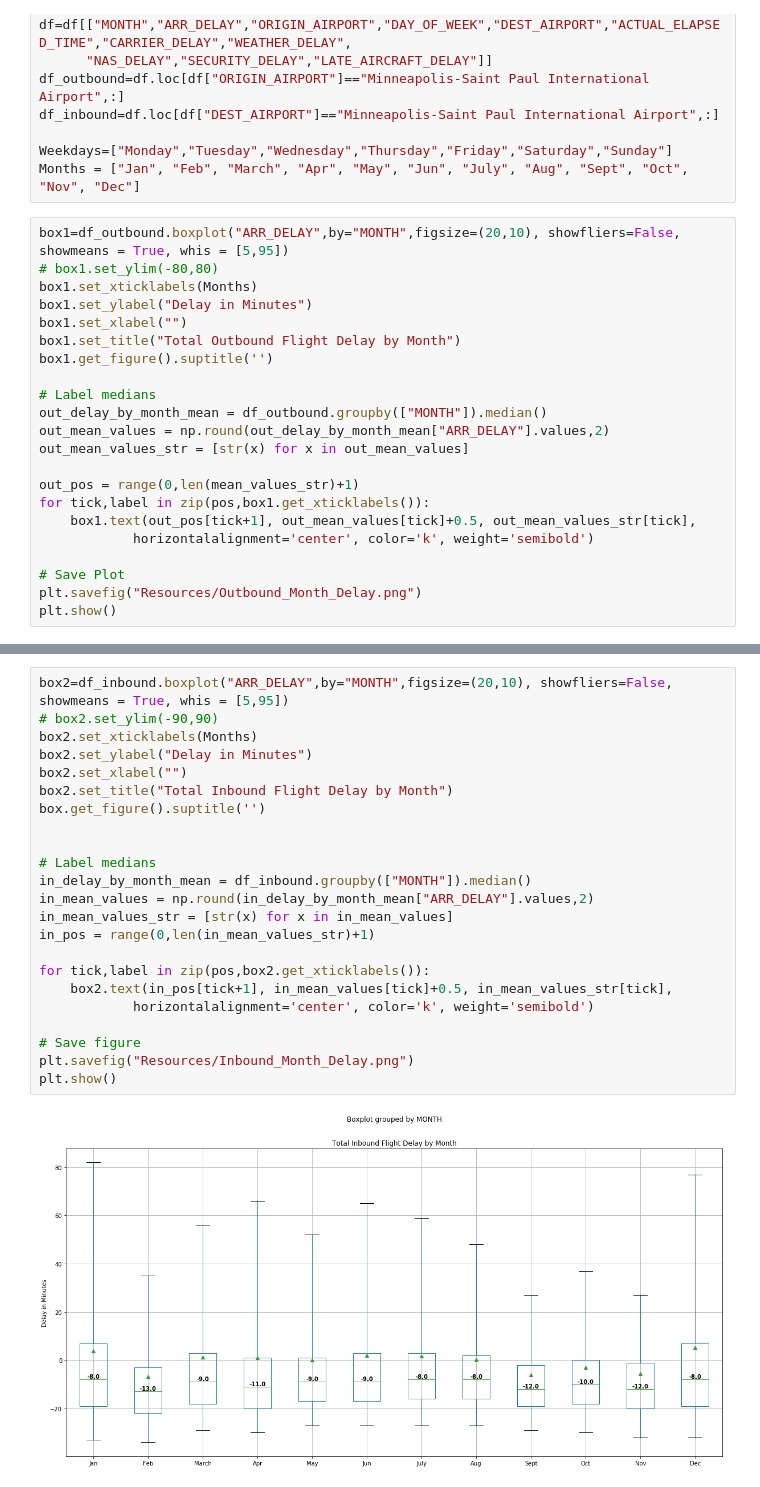
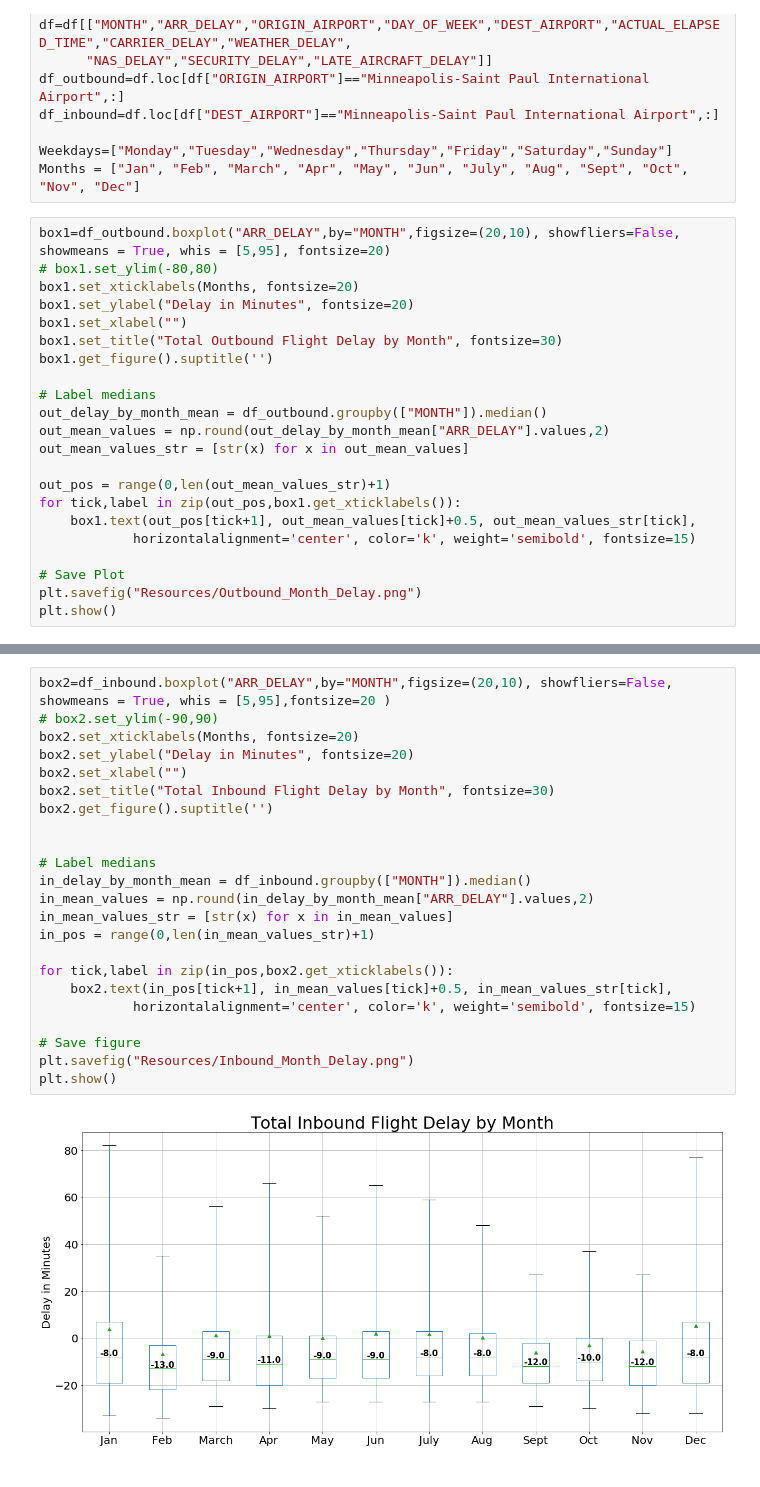
Before and after one commit to HWspam/Delorean, a Jupyter notebook: Delay_Date.ipynb, the cells around one changed output, grey strips where cells are left out. Drawn from its saved outputs; the diff is of its cells as text.

Commit message:
Update font sizes on plots

```diff
--- a/Delay_Date.ipynb
+++ b/Delay_Date.ipynb
@@ -13,12 +13,12 @@ df_inbound=df.loc[df["DEST_AIRPORT"]=="Minneapolis-Saint Paul International Airp
 Weekdays=["Monday","Tuesday","Wednesday","Thursday","Friday","Saturday","Sunday"]
 Months = ["Jan", "Feb", "March", "Apr", "May", "Jun", "July", "Aug", "Sept", "Oct", "Nov", "Dec"]
 # %%
-box1=df_outbound.boxplot("ARR_DELAY",by="MONTH",figsize=(20,10), showfliers=False, showmeans = True, whis = [5,95])
+box1=df_outbound.boxplot("ARR_DELAY",by="MONTH",figsize=(20,10), showfliers=False, showmeans = True, whis = [5,95], fontsize=20)
 # box1.set_ylim(-80,80)
-box1.set_xticklabels(Months)
-box1.set_ylabel("Delay in Minutes")
+box1.set_xticklabels(Months, fontsize=20)
+box1.set_ylabel("Delay in Minutes", fontsize=20)
 box1.set_xlabel("")
-box1.set_title("Total Outbound Flight Delay by Month")
+box1.set_title("Total Outbound Flight Delay by Month", fontsize=30)
 box1.get_figure().suptitle('')
 
 # Label medians
@@ -26,10 +26,10 @@ out_delay_by_month_mean = df_outbound.groupby(["MONTH"]).median()
 out_mean_values = np.round(out_delay_by_month_mean["ARR_DELAY"].values,2)
 out_mean_values_str = [str(x) for x in out_mean_values]
 
-out_pos = range(0,len(mean_values_str)+1)
-for tick,label in zip(pos,box1.get_xticklabels()):
+out_pos = range(0,len(out_mean_values_str)+1)
+for tick,label in zip(out_pos,box1.get_xticklabels()):
     box1.text(out_pos[tick+1], out_mean_values[tick]+0.5, out_mean_values_str[tick],
-            horizontalalignment='center', color='k', weight='semibold')
+            horizontalalignment='center', color='k', weight='semibold', fontsize=15)
 
 # Save Plot
 plt.savefig("Resources/Outbound_Month_Delay.png")
@@ -39,26 +39,26 @@ plt.show()
 # %%
-box2=df_inbound.boxplot("ARR_DELAY",by="MONTH",figsize=(20,10), showfliers=False, showmeans = True, whis = [5,95])
+box2=df_inbound.boxplot("ARR_DELAY",by="MONTH",figsize=(20,10), showfliers=False, showmeans = True, whis = [5,95],fontsize=20 )
 # box2.set_ylim(-90,90)
-box2.set_xticklabels(Months)
-box2.set_ylabel("Delay in Minutes")
+box2.set_xticklabels(Months, fontsize=20)
+box2.set_ylabel("Delay in Minutes", fontsize=20)
 box2.set_xlabel("")
-box2.set_title("Total Inbound Flight Delay by Month")
-box.get_figure().suptitle('')
+box2.set_title("Total Inbound Flight Delay by Month", fontsize=30)
+box2.get_figure().suptitle('')
 
 
 # Label medians
 in_delay_by_month_mean = df_inbound.groupby(["MONTH"]).median()
 in_mean_values = np.round(in_delay_by_month_mean["ARR_DELAY"].values,2)
 in_mean_values_str = [str(x) for x in in_mean_values]
 in_pos = range(0,len(in_mean_values_str)+1)
 
-for tick,label in zip(pos,box2.get_xticklabels()):
+for tick,label in zip(in_pos,box2.get_xticklabels()):
     box2.text(in_pos[tick+1], in_mean_values[tick]+0.5, in_mean_values_str[tick],
-            horizontalalignment='center', color='k', weight='semibold')
+            horizontalalignment='center', color='k', weight='semibold', fontsize=15)
 
 # Save figure
 plt.savefig("Resources/Inbound_Month_Delay.png")
 plt.show()
 # %% [output]
-[figure, old version]
+[figure, new version]
 # %%
```
Also changed, not shown: parts of 9 cells of this notebook, 16 other files.
